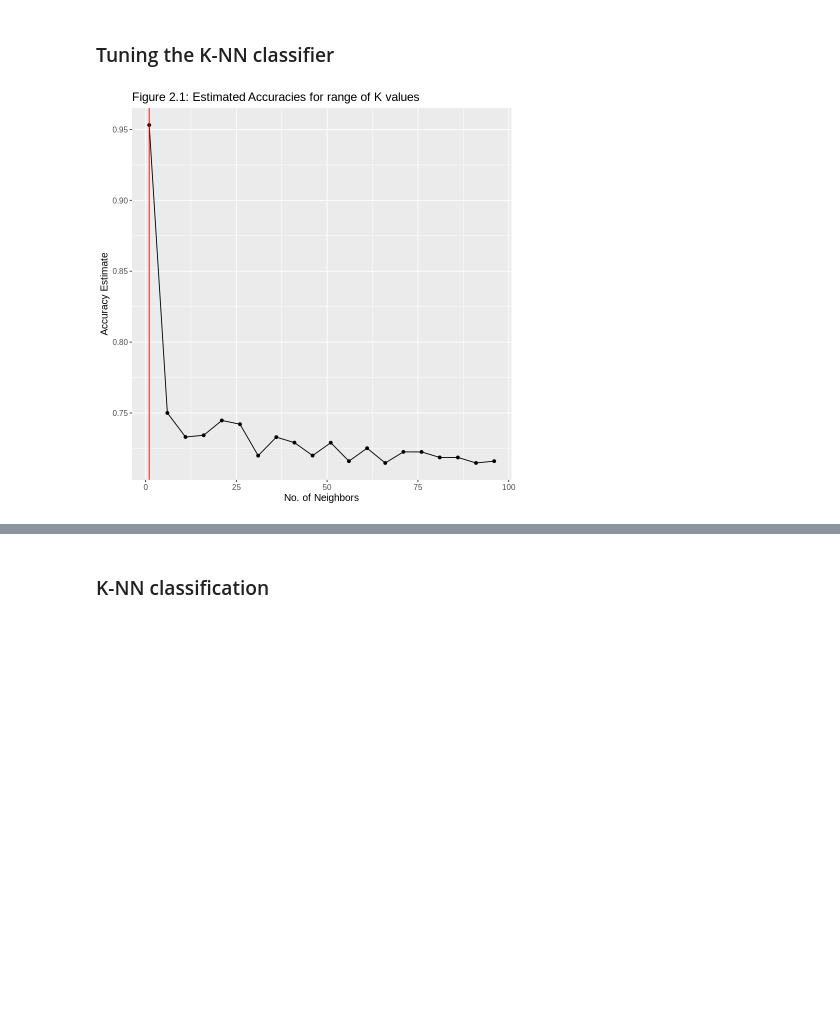
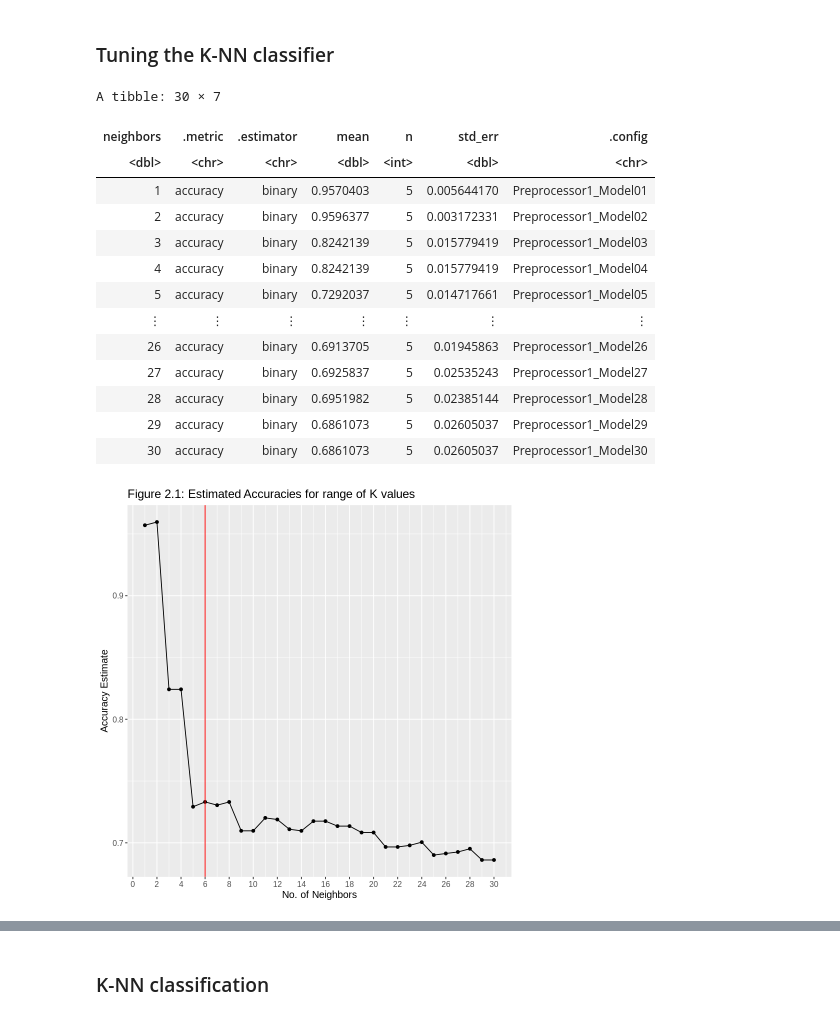
Before and after one commit to bowencu/dsci100groupproject, a Jupyter notebook: group_project_report.ipynb, the cells around one changed output, grey strips where cells are left out. Saved outputs shown, nothing was run; the diff lists cells and outputs as text; code cells hidden in the pictures; blank space fills up the shorter version.

Commit message:
updated knn model with confirmed predictors

```diff
--- a/group_project_report.ipynb
+++ b/group_project_report.ipynb
@@ -282,46 +274,62 @@ A tibble: 5 × 3
 #set seed
 set.seed(1)
 
-#update predcitors after Kiki's part
 #create recipe
-recipe_heart <- recipe(target ~ age + thalach, data = heart_train) |>
+recipe_heart <- recipe(target ~ chol + thalach, data = heart_train) |>
         step_scale(all_predictors()) |>
         step_center(all_predictors())
 
 #parameter K value selection
 #split training/validation sets
-heart_vfold <- vfold_cv(heart_train, v = 5, strata = target)
+heart_vfold_2 <- vfold_cv(heart_train, v = 5, strata = target)
 
 #train classifier part 1 - create model specifications
-knn_spec <- nearest_neighbor(weight_func = "rectangular", neighbors = tune()) |>
+knn_spec_2 <- nearest_neighbor(weight_func = "rectangular", neighbors = tune()) |>
        set_engine("kknn") |>
        set_mode("classification")
 
 #create tibble with neighbors variable
-k_vals <- tibble(neighbors = seq(from = 1, to = 100, by = 5))
+k_vals <- tibble(neighbors = seq(from = 1, to = 30, by = 1))
 
 #train classifier part 2 - create workflow
 knn_results <- workflow() |>
         add_recipe(recipe_heart) |>
-        add_model(knn_spec) |>
-        tune_grid(resamples = heart_vfold, grid = k_vals) |>
+        add_model(knn_spec_2) |>
+        tune_grid(resamples = heart_vfold_2, grid = k_vals) |>
         collect_metrics()
 
 #find accuracy of the range of K values
 accuracies <- knn_results |>
         filter(.metric == "accuracy")
+head(accuracies, 10)
+print("Table 2.0: Accuracy of k values")
 
 #plot graph of accuracy against K value to find best K value
 accuracy_vs_k <- ggplot(accuracies, aes(x = neighbors, y = mean)) +
         geom_point() +
         geom_line() +
-        geom_vline(xintercept = 1, colour = "red") +
+        geom_vline(xintercept = 6, colour = "red") +
         labs(x = "No. of Neighbors",
              y = "Accuracy Estimate",
              title = "Figure 2.1: Estimated Accuracies for range of K values") +
+        scale_x_continuous(breaks = scales::pretty_breaks(n = 20)) +
         theme(text = element_text(size = 12))
 
 accuracy_vs_k
 # %% [output]
+A tibble: 30 × 7
+| neighbors | .metric | .estimator | mean | n | std_err | .config |
+| <dbl> | <chr> | <chr> | <dbl> | <int> | <dbl> | <chr> |
+| 1 | accuracy | binary | 0.9570403 | 5 | 0.005644170 | Preprocessor1_Model01 |
+| 2 | accuracy | binary | 0.9596377 | 5 | 0.003172331 | Preprocessor1_Model02 |
+| 3 | accuracy | binary | 0.8242139 | 5 | 0.015779419 | Preprocessor1_Model03 |
+| 4 | accuracy | binary | 0.8242139 | 5 | 0.015779419 | Preprocessor1_Model04 |
+| 5 | accuracy | binary | 0.7292037 | 5 | 0.014717661 | Preprocessor1_Model05 |
+| ⋮ | ⋮ | ⋮ | ⋮ | ⋮ | ⋮ | ⋮ |
+| 26 | accuracy | binary | 0.6913705 | 5 | 0.01945863 | Preprocessor1_Model26 |
+| 27 | accuracy | binary | 0.6925837 | 5 | 0.02535243 | Preprocessor1_Model27 |
+| 28 | accuracy | binary | 0.6951982 | 5 | 0.02385144 | Preprocessor1_Model28 |
+| 29 | accuracy | binary | 0.6861073 | 5 | 0.02605037 | Preprocessor1_Model29 |
+| 30 | accuracy | binary | 0.6861073 | 5 | 0.02605037 | Preprocessor1_Model30 |
-[figure, old version]
+[figure, new version]
 # %% [markdown]
```
Also changed, not shown: parts of 7 cells of this notebook.
